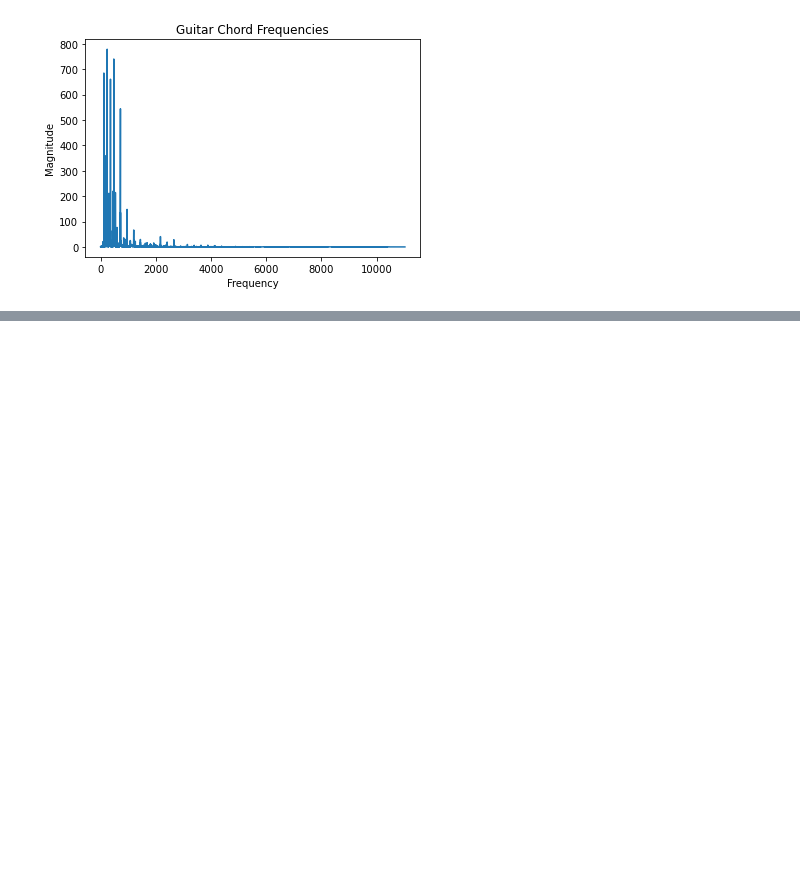
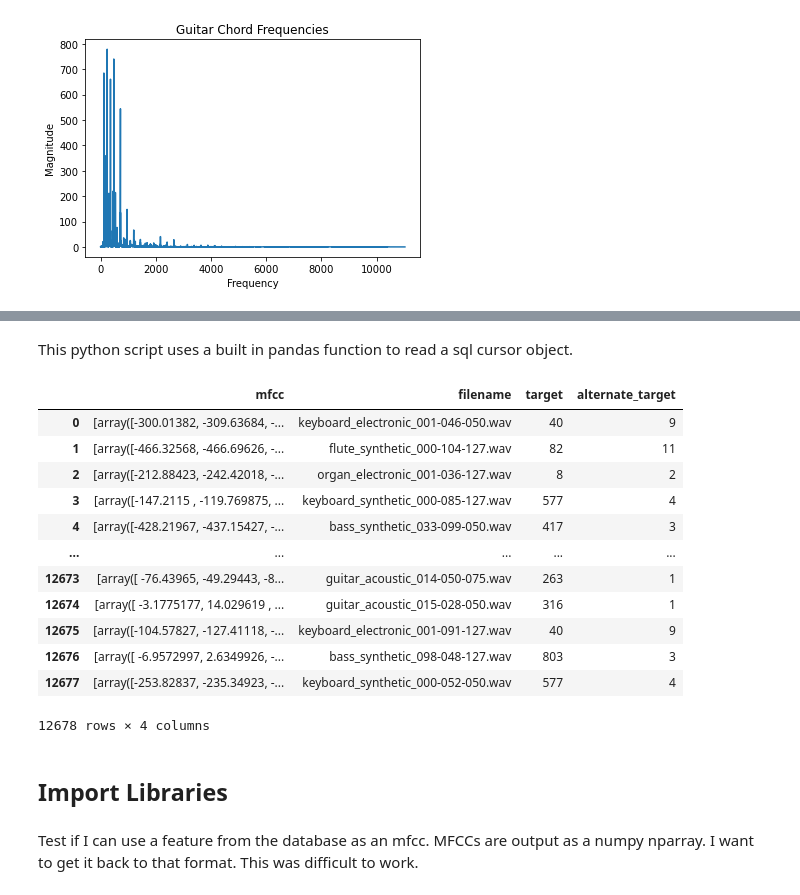
Before and after one commit to apalermo01/music-analysis, a Jupyter notebook: echorne/nsynth.ipynb, the cells around one changed output, grey strips where cells are left out. Cells and saved outputs as stored; diff of their text form; code cells hidden in the pictures; blank space fills up the shorter version.

```diff
--- a/echorne/nsynth.ipynb
+++ b/echorne/nsynth.ipynb
@@ -242,0 +250,2 @@ plt.show();
+# %% [markdown]
+This python script uses a built in pandas function to read a sql cursor object.
@@ -242,0 +257,18 @@ plt.show();
+# %%
+df
+# %% [output]
+|  | mfcc | filename | target | alternate_target |
+| 0 | [array([-300.01382, -309.63684, -... | keyboard_electronic_001-046-050.wav | 40 | 9 |
+| 1 | [array([-466.32568, -466.69626, -... | flute_synthetic_000-104-127.wav | 82 | 11 |
+| 2 | [array([-212.88423, -242.42018, -... | organ_electronic_001-036-127.wav | 8 | 2 |
+| 3 | [array([-147.2115 , -119.769875, ... | keyboard_synthetic_000-085-127.wav | 577 | 4 |
+| 4 | [array([-428.21967, -437.15427, -... | bass_synthetic_033-099-050.wav | 417 | 3 |
+| ... | ... | ... | ... | ... |
+| 12673 | [array([ -76.43965, -49.29443, -8... | guitar_acoustic_014-050-075.wav | 263 | 1 |
+| 12674 | [array([ -3.1775177, 14.029619 , ... | guitar_acoustic_015-028-050.wav | 316 | 1 |
+| 12675 | [array([-104.57827, -127.41118, -... | keyboard_electronic_001-091-127.wav | 40 | 9 |
+| 12676 | [array([ -6.9572997, 2.6349926, -... | bass_synthetic_098-048-127.wav | 803 | 3 |
+| 12677 | [array([-253.82837, -235.34923, -... | keyboard_synthetic_000-052-050.wav | 577 | 4 |
+12678 rows × 4 columns
+# %% [markdown]
+## Import Libraries
@@ -242,0 +283,2 @@ plt.show();
+# %% [markdown]
+Test if I can use a feature from the database as an mfcc. MFCCs are output as a numpy nparray. I want to get it back to that format. This was difficult to work.
```
Also changed, not shown: parts of 9 cells of this notebook.
